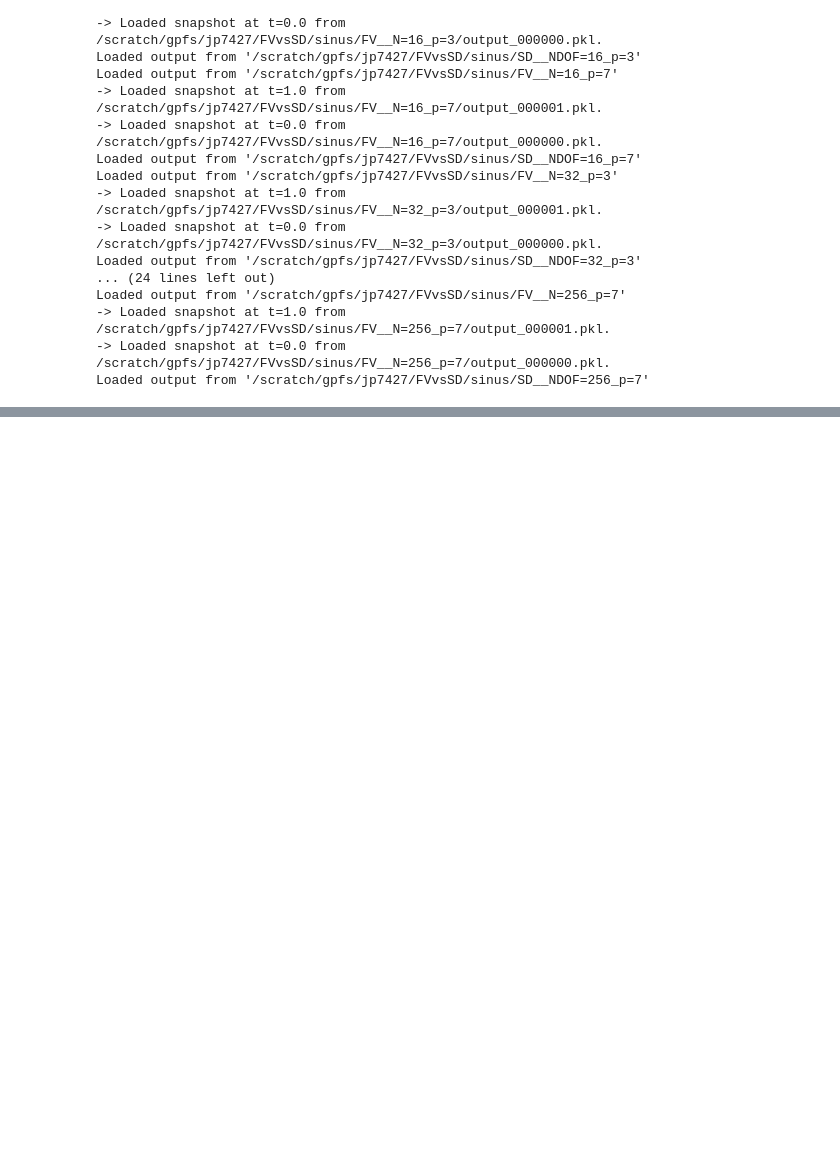
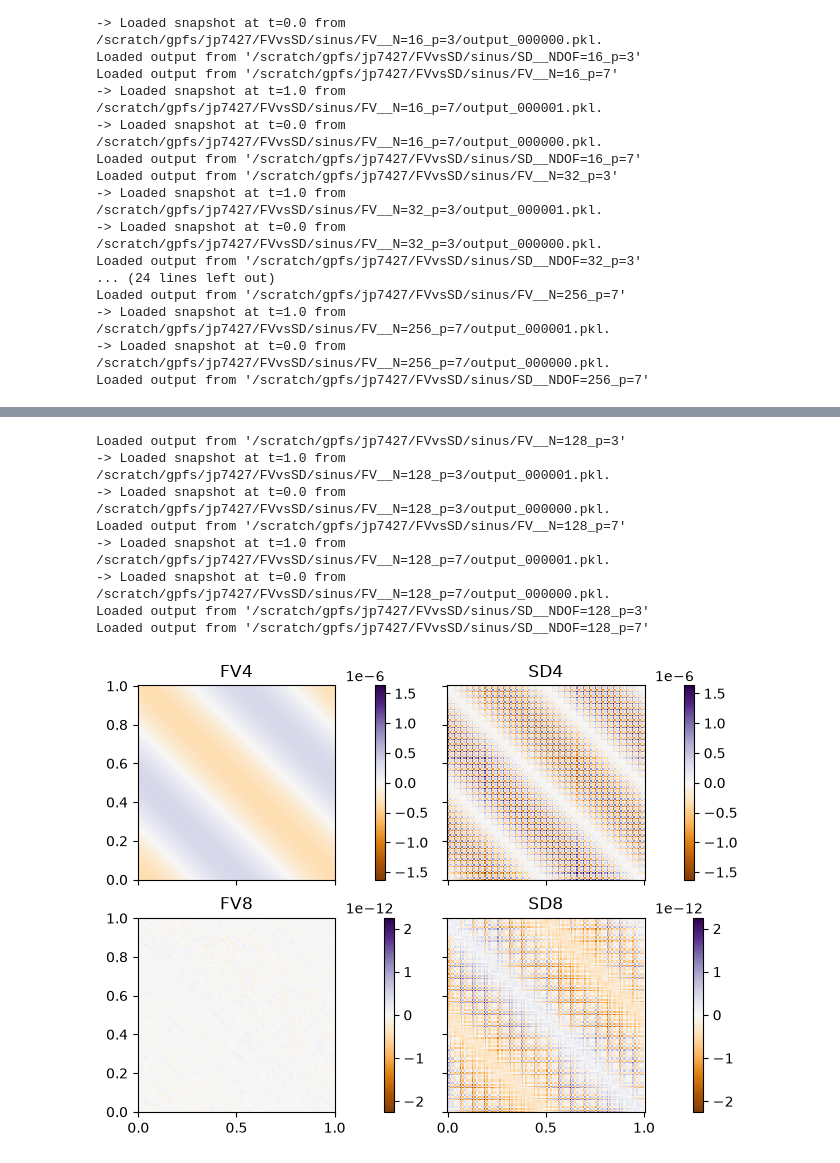
Before and after one commit to jpalafou/superfv, a Jupyter notebook: sd-compare/sine_wave_convergence.ipynb, the cells around one changed output, grey strips where cells are left out. Cells and saved outputs as stored; diff of their text form; code cells hidden in the pictures; blank space fills up the shorter version.

```diff
--- a/sd-compare/sine_wave_convergence.ipynb
+++ b/sd-compare/sine_wave_convergence.ipynb
@@ -192,0 +210,44 @@ fig.savefig("sine_wave_convergence.pdf")
+# %%
+fig, axs = plt.subplots(2, 2, sharex=True, sharey=True, constrained_layout=True)
+
+axs[0, 0].set_title("FV4")
+x, y, err = get_superfv_error_map("", 3, 128)
+m0 = axs[0, 0].pcolormesh(x, y, err[0, :, :, 0], cmap="PuOr")
+fig.colorbar(m0, ax=axs[0, 0], pad=0)
+
+axs[1, 0].set_title("FV8")
+x, y, err = get_superfv_error_map("", 7, 128)
+m1 = axs[1, 0].pcolormesh(x, y, err[0, :, :, 0], cmap="PuOr")
+fig.colorbar(m1, ax=axs[1, 0], pad=0)
+
+axs[0, 1].set_title("SD4")
+x, y, err = get_spd_error_map("", 3, 128)
+m2 = axs[0, 1].pcolormesh(x, y, err[0, :, :], cmap="PuOr")
+fig.colorbar(m2, ax=axs[0, 1], pad=0)
+
+axs[1, 1].set_title("SD8")
+x, y, err = get_spd_error_map("", 7, 128)
+m3 = axs[1, 1].pcolormesh(x, y, err[0, :, :], cmap="PuOr")
+fig.colorbar(m3, ax=axs[1, 1], pad=0)
+
+vmin = min(m.get_array().min() for m in [m0, m2])
+vmax = max(m.get_array().max() for m in [m0, m2])
+vmax = max(abs(vmin), abs(vmax))
+m0.set_clim(-vmax, vmax)
+m2.set_clim(-vmax, vmax)
+
+vmin = min(m.get_array().min() for m in [m1, m3])
+vmax = max(m.get_array().max() for m in [m1, m3])
+vmax = max(abs(vmin), abs(vmax))
+m1.set_clim(-vmax, vmax)
+m3.set_clim(-vmax, vmax)
+# %% [output]
+Loaded output from '/scratch/gpfs/jp7427/FVvsSD/sinus/FV__N=128_p=3'
+-> Loaded snapshot at t=1.0 from /scratch/gpfs/jp7427/FVvsSD/sinus/FV__N=128_p=3/output_000001.pkl.
+-> Loaded snapshot at t=0.0 from /scratch/gpfs/jp7427/FVvsSD/sinus/FV__N=128_p=3/output_000000.pkl.
+Loaded output from '/scratch/gpfs/jp7427/FVvsSD/sinus/FV__N=128_p=7'
+-> Loaded snapshot at t=1.0 from /scratch/gpfs/jp7427/FVvsSD/sinus/FV__N=128_p=7/output_000001.pkl.
+-> Loaded snapshot at t=0.0 from /scratch/gpfs/jp7427/FVvsSD/sinus/FV__N=128_p=7/output_000000.pkl.
+Loaded output from '/scratch/gpfs/jp7427/FVvsSD/sinus/SD__NDOF=128_p=3'
+Loaded output from '/scratch/gpfs/jp7427/FVvsSD/sinus/SD__NDOF=128_p=7'
+[figure, added]
```
Also changed, not shown: parts of 4 cells of this notebook, 1 other file.
